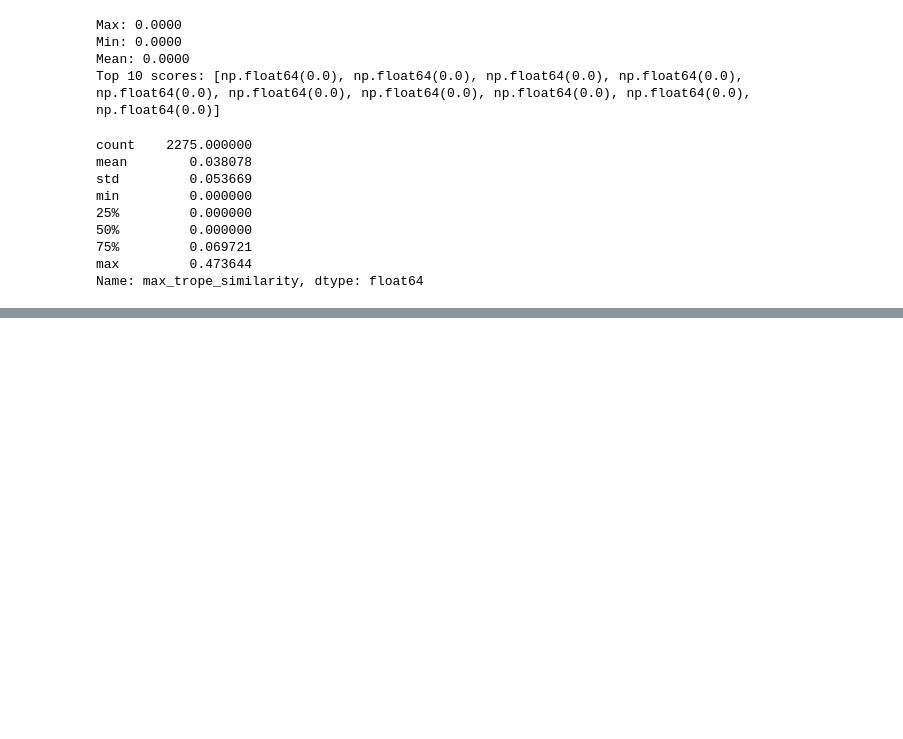
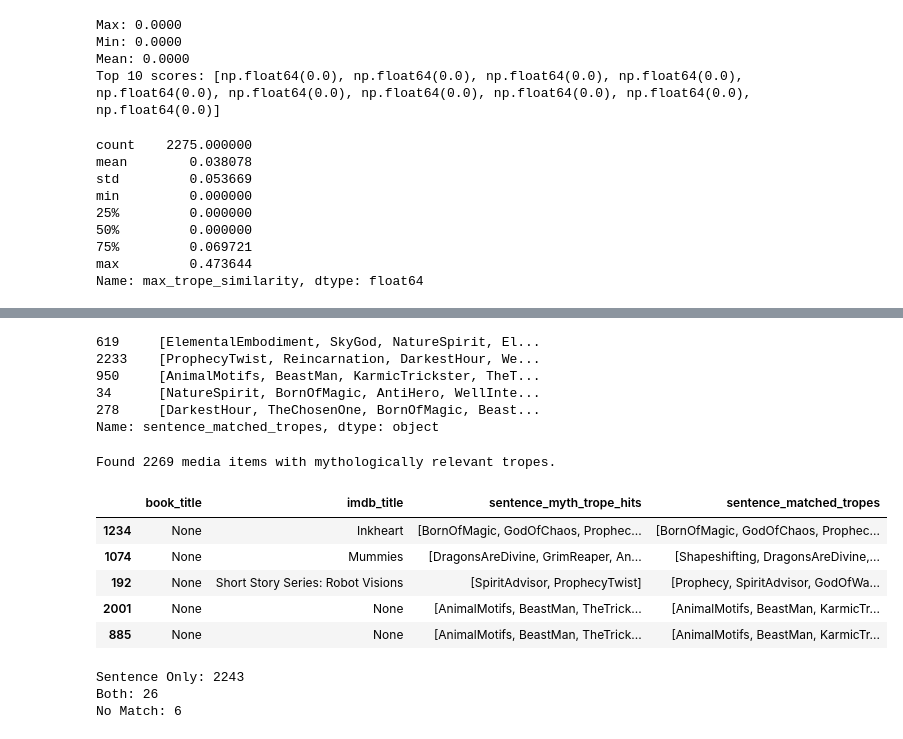
Before and after one commit to pen-m/milestone-mythology, a Jupyter notebook: notebooks/myth_linkage.ipynb, the cells around one changed output, grey strips where cells are left out. Saved outputs shown, nothing was run; the diff lists cells and outputs as text; code cells hidden in the pictures; blank space fills up the shorter version.

Commit message:
add sentence modeling

```diff
--- a/notebooks/myth_linkage.ipynb
+++ b/notebooks/myth_linkage.ipynb
@@ -376,0 +392,4 @@ Matplotlib is building the font cache; this may take a moment.
+# %%
+model = SentenceTransformer("all-MiniLM-L6-v2")
+media_embeddings = model.encode(modern_df["combined_text"])
+trope_embeddings = model.encode(tropes_df["description"])
@@ -376,0 +424,72 @@ Matplotlib is building the font cache; this may take a moment.
+# %%
+similarity_matrix = cosine_similarity(media_embeddings, trope_embeddings)
+
+top_k = 5
+threshold = 0.45
+top_k_indices = np.argsort(-similarity_matrix, axis=1)[:, :top_k]
+
+
+above_threshold = similarity_matrix >= threshold
+
+modern_df["sentence_matched_tropes"] = [
+    [tropes_df["trope"].iloc[j] for j in top_k_indices[i]]
+    for i in range(len(media_embeddings))
+]
+
+print(modern_df["sentence_matched_tropes"].sample(5))
+# %% [output]
+619     [ElementalEmbodiment, SkyGod, NatureSpirit, El...
+2233    [ProphecyTwist, Reincarnation, DarkestHour, We...
+950     [AnimalMotifs, BeastMan, KarmicTrickster, TheT...
+34      [NatureSpirit, BornOfMagic, AntiHero, WellInte...
+278     [DarkestHour, TheChosenOne, BornOfMagic, Beast...
+Name: sentence_matched_tropes, dtype: object
+# %%
+#filter semantically matched tropes to only those that are mythologically relevant
+
+sentence_myth_hits = []
+sentence_myth_flags = []
+
+for trope_list in modern_df["sentence_matched_tropes"]:
+    matched = [trope for trope in trope_list if trope in myth_tropes_set]
+    sentence_myth_hits.append(matched)
+    sentence_myth_flags.append(len(matched) > 0)
+
+# Add to DataFrame
+modern_df["sentence_myth_trope_hits"] = sentence_myth_hits
+modern_df["has_sentence_myth_trope_hit"] = sentence_myth_flags
+
+print(f"Found {sum(modern_df['has_sentence_myth_trope_hit'])} media items with mythologically relevant tropes.")
+# %% [output]
+Found 2269 media items with mythologically relevant tropes.
+# %%
+modern_df[modern_df["has_sentence_myth_trope_hit"]].sample(5)[
+    ["book_title", "imdb_title", "sentence_myth_trope_hits", "sentence_matched_tropes"]
+]
+# %% [output]
+|  | book_title | imdb_title | sentence_myth_trope_hits | sentence_matched_tropes |
+| 1234 | None | Inkheart | [BornOfMagic, GodOfChaos, Prophec... | [BornOfMagic, GodOfChaos, Prophec... |
+| 1074 | None | Mummies | [DragonsAreDivine, GrimReaper, An... | [Shapeshifting, DragonsAreDivine,... |
+| 192 | None | Short Story Series: Robot Visions | [SpiritAdvisor, ProphecyTwist] | [Prophecy, SpiritAdvisor, GodOfWa... |
+| 2001 | None | None | [AnimalMotifs, BeastMan, TheTrick... | [AnimalMotifs, BeastMan, KarmicTr... |
+| 885 | None | None | [AnimalMotifs, BeastMan, TheTrick... | [AnimalMotifs, BeastMan, KarmicTr... |
+# %%
+combined_overlap = Counter(
+    modern_df["has_myth_trope_hit"].astype(str) +
+    modern_df["has_sentence_myth_trope_hit"].astype(str)
+)
+
+# Human-readable version
+labels = {
+    "FalseFalse": "No Match",
+    "TrueFalse": "TF-IDF Only",
+    "FalseTrue": "Sentence Only",
+    "TrueTrue": "Both"
+}
+
+for k, v in combined_overlap.items():
+    print(f"{labels[k]}: {v}")
+# %% [output]
+Sentence Only: 2243
+Both: 26
+No Match: 6
```
Also changed, not shown: parts of 13 cells of this notebook.
